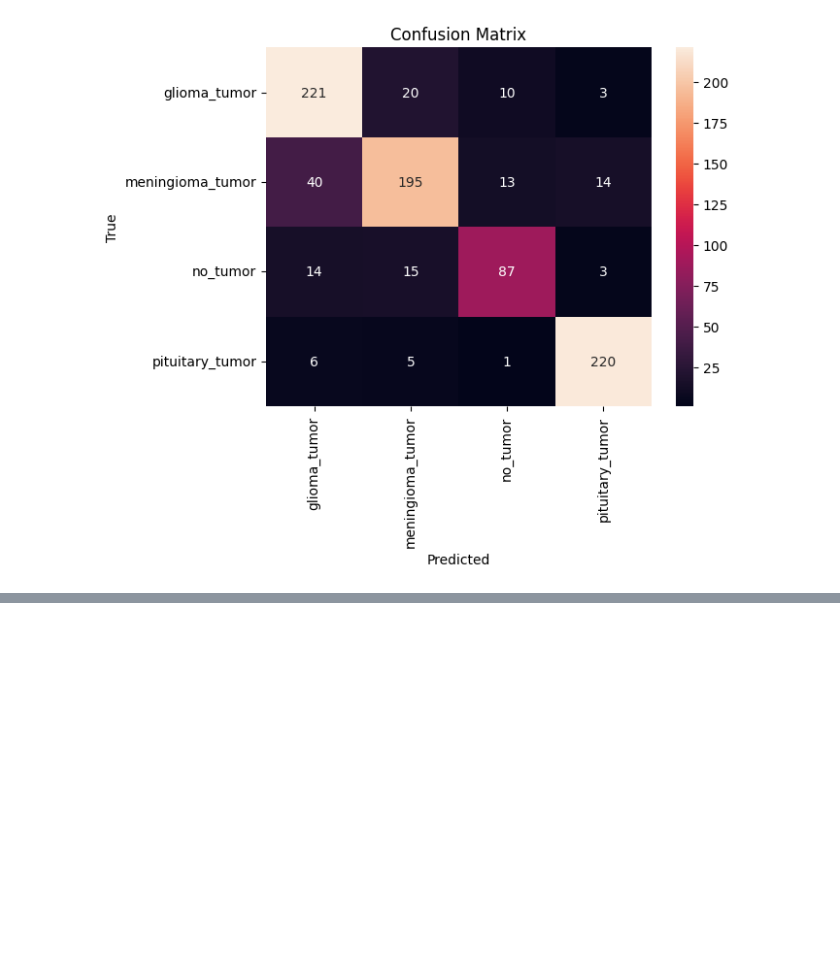
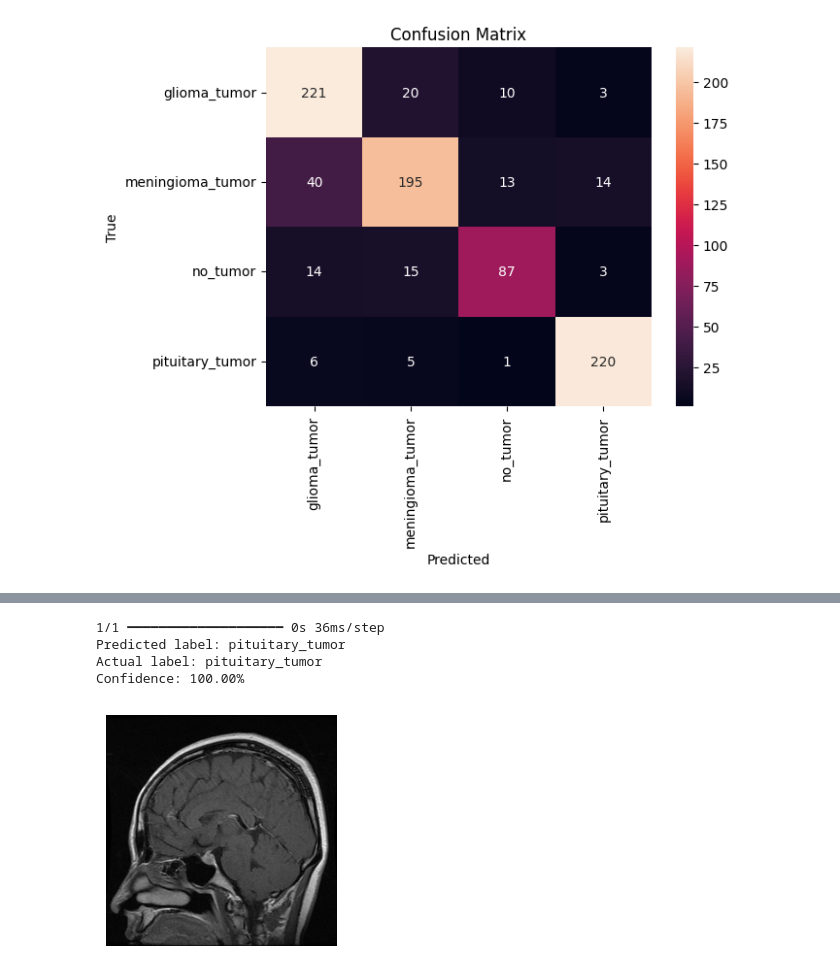
Before and after one commit to fawasafsal/Brain-Tumour-MRI-Image-Classification, a Jupyter notebook: Brain_Tumour_MRI_Classification.ipynb, the cells around one changed output, grey strips where cells are left out. Drawn from its saved outputs; the diff is of its cells as text; code cells hidden in the pictures; blank space fills up the shorter version.

```diff
--- a/Brain_Tumour_MRI_Classification.ipynb
+++ b/Brain_Tumour_MRI_Classification.ipynb
@@ -367,0 +406,28 @@ plt.show()
+# %%
+img_path = '/content/data/extracted_files/Data/Tumor/pituitary_tumor/P_100.jpg'
+custom_actual_label = 'pituitary_tumor'
+
+custom_img_arr = []
+tumor_img = cv2.imread(img_path)
+tumor_img = cv2.resize(tumor_img, (256, 256))
+custom_img_arr.append(tumor_img)
+custom_img_arr = np.array(custom_img_arr)
+custom_img_arr = custom_img_arr / 255
+
+custom_pred = model.predict(custom_img_arr.reshape(1, 256, 256, 3))
+
+custom_pred_class = np.argmax(custom_pred)
+custom_pred_label = labels[custom_pred_class]
+custom_pred_confidence = custom_pred[0][custom_pred_class]
+
+print(f"Predicted label: {custom_pred_label} \nActual label: {custom_actual_label} \nConfidence: {custom_pred_confidence*100:.2f}%\n")
+plt.figure(figsize=(3, 3))
+plt.imshow(tumor_img)
+plt.axis('off')
+plt.show()
+# %% [output]
+1/1 ━━━━━━━━━━━━━━━━━━━━ 0s 36ms/step
+Predicted label: pituitary_tumor
+Actual label: pituitary_tumor
+Confidence: 100.00%
+[figure, added]
```
Also changed, not shown: parts of 2 cells of this notebook.
